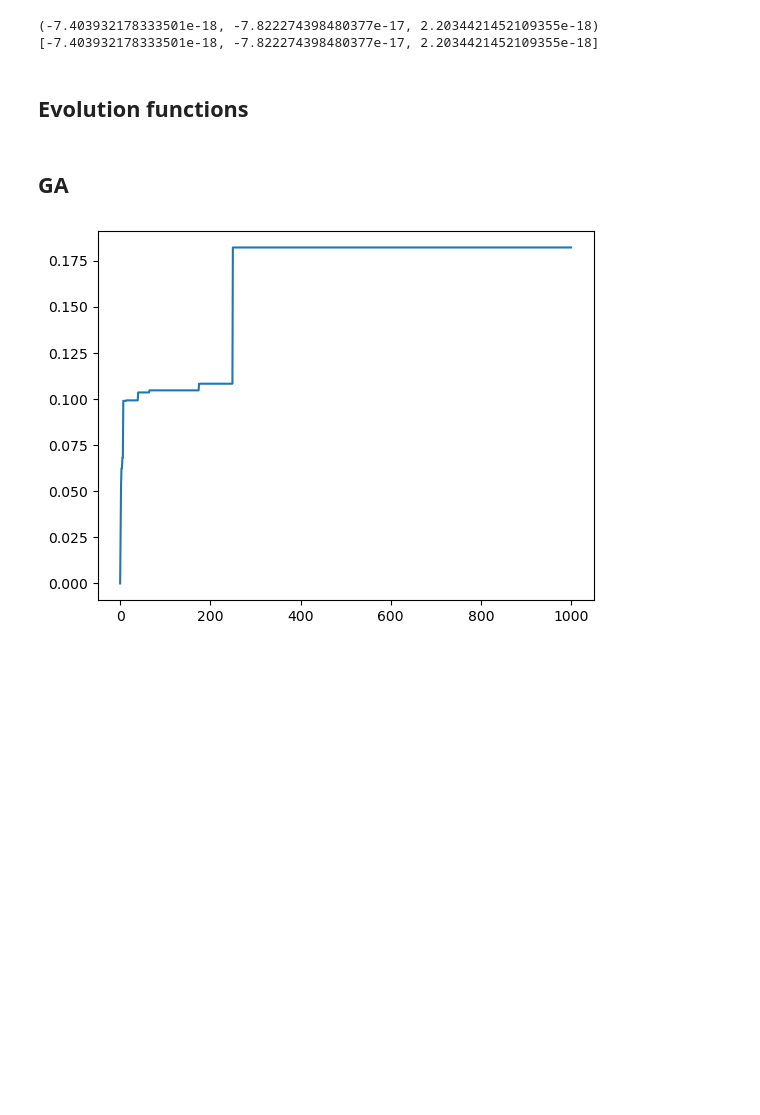
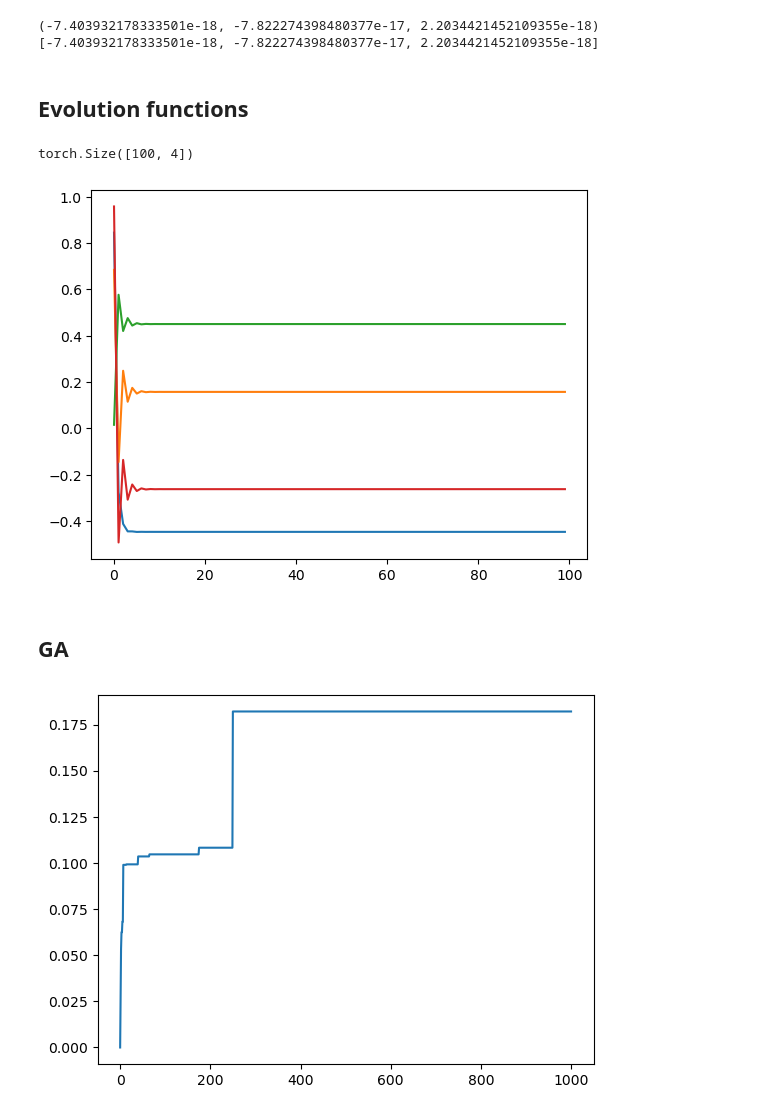
Before and after one commit to shepai/Sim-Biped-Walker, a Jupyter notebook: Code/Controlling/GA.ipynb, the cells around one changed output. Saved outputs shown, nothing was run; the diff lists cells and outputs as text; code cells hidden in the pictures; blank space fills up the shorter version.

```diff
--- a/Code/Controlling/GA.ipynb
+++ b/Code/Controlling/GA.ipynb
@@ -66,13 +70,16 @@ print(robot.orientation)
 # %%
 def fitness_func(robot,startpos,endpos):
     fitness=0
-    distances=np.linalg.norm(np.array(startpos) - np.array(endpos))
+    #distances=np.linalg.norm(np.array(startpos) - np.array(endpos))
     orientation=robot.get_orientation()
     dist=np.linalg.norm(np.array(robot.orientation) - np.array(orientation))
     if dist>2:
         #fallen over robot
         return fitness
-    return distances
+    x_dist=startpos[1]-endpos[1]
+    other=np.abs(startpos-endpos)
+    other=other[0]+other[2]
+    return x_dist-other
 
 import numpy as np
 
@@ -109,33 +116,79 @@ class NeuralNetwork:
     def count_parameters(self):
         # Count total number of values in weights and biases
         total_parameters = sum(np.size(w) for w in self.weights) + sum(np.size(b) for b in self.biases)
         return total_parameters
     def sigmoid(self, z):
         return 1 / (1 + np.exp(-z))
     def tanh_activation(self,x):
         return np.tanh(x)
     def softmax(self, z):
         exp_z = np.exp(z)
         return exp_z / np.sum(exp_z, axis=0)
 
     def mutate(self, mutation_array):
         # Mutate weights and biases using Gaussian noise
         index = 0
         for i in range(len(self.weights)):
             self.weights[i] += mutation_array[index: index + self.weights[i].size].reshape(self.weights[i].shape)
             index += self.weights[i].size
         for i in range(len(self.biases)):
             self.biases[i] += mutation_array[index: index + self.biases[i].size].reshape(self.biases[i].shape)
             index += self.biases[i].size
     def set_genes(self, genes):
         # Assign weights and biases using the provided array
         index = 0
         for i in range(len(self.weights)):
             self.weights[i] = genes[index: index + self.weights[i].size].reshape(self.weights[i].shape)
             index += self.weights[i].size
         for i in range(len(self.biases)):
             self.biases[i] = genes[index: index + self.biases[i].size].reshape(self.biases[i].shape)
             index += self.biases[i].size
+
+class RNN:
+    def __init__(self,num,hidden): #initialize parameters
+        self.weights1=nn.Linear(num,hidden)
+        self.weights2=nn.Linear(hidden,num)
+        self.gene_num=num*hidden + hidden*num + hidden + num
+    def forward(self,x): #forward pass
+        h=torch.tanh(self.weights1(x))
+        o=torch.tanh(self.weights2(h))
+        return o
+    def set_genes(self,genes): # set genes over current weights and biases
+        idx=0
+        idxe=0
+        for param in self.weights1.parameters():
+            idxe=len(param.data)
+            param.data=genes[idx:idxe]
+            idx=idxe
+        for param in self.weights2.parameters():
+            idxe=len(param.data)
+            param.data=genes[idx:idxe]
+            idx=idxe
+    def mutate(self,genes): #mutate neural network
+        idx=0
+        idxe=0
+        for param in self.weights1.parameters():
+            idxe=len(param.data)
+            param.data+=genes[idx:idxe]
+            idx=idxe
+        for param in self.weights2.parameters():
+            idxe=len(param.data)
+            param.data+=genes[idx:idxe]
+            idx=idxe
+
+net=RNN(4,8)
+c=torch.zeros((100,4))
+c[0]=torch.rand(1,4)
+for i in range(1,100):
+    c[i]=net.forward(c[i-1])
+print(c.shape)
+plt.plot(c.detach().numpy())
+plt.show()
+net.set_genes(torch.rand(net.gene_num))
+net.mutate_genes(torch.rand(net.gene_num))
+# %% [output]
+torch.Size([100, 4])
+[figure, added]
 # %%
 nn=NeuralNetwork(5,[10],2)
 nn.forward(np.random.normal(0,1,(4,5)))
```
Also changed, not shown: parts of 2 cells of this notebook.
